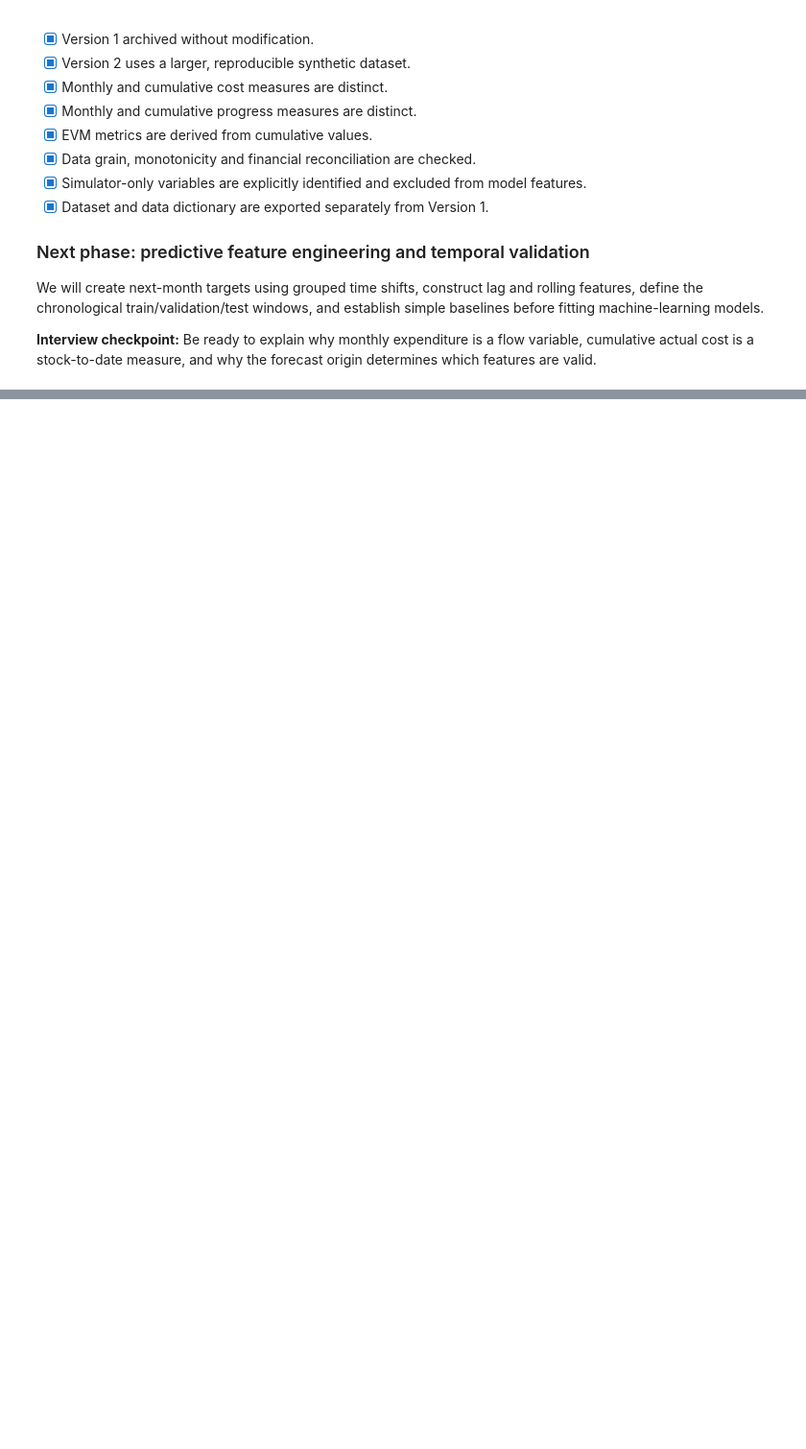
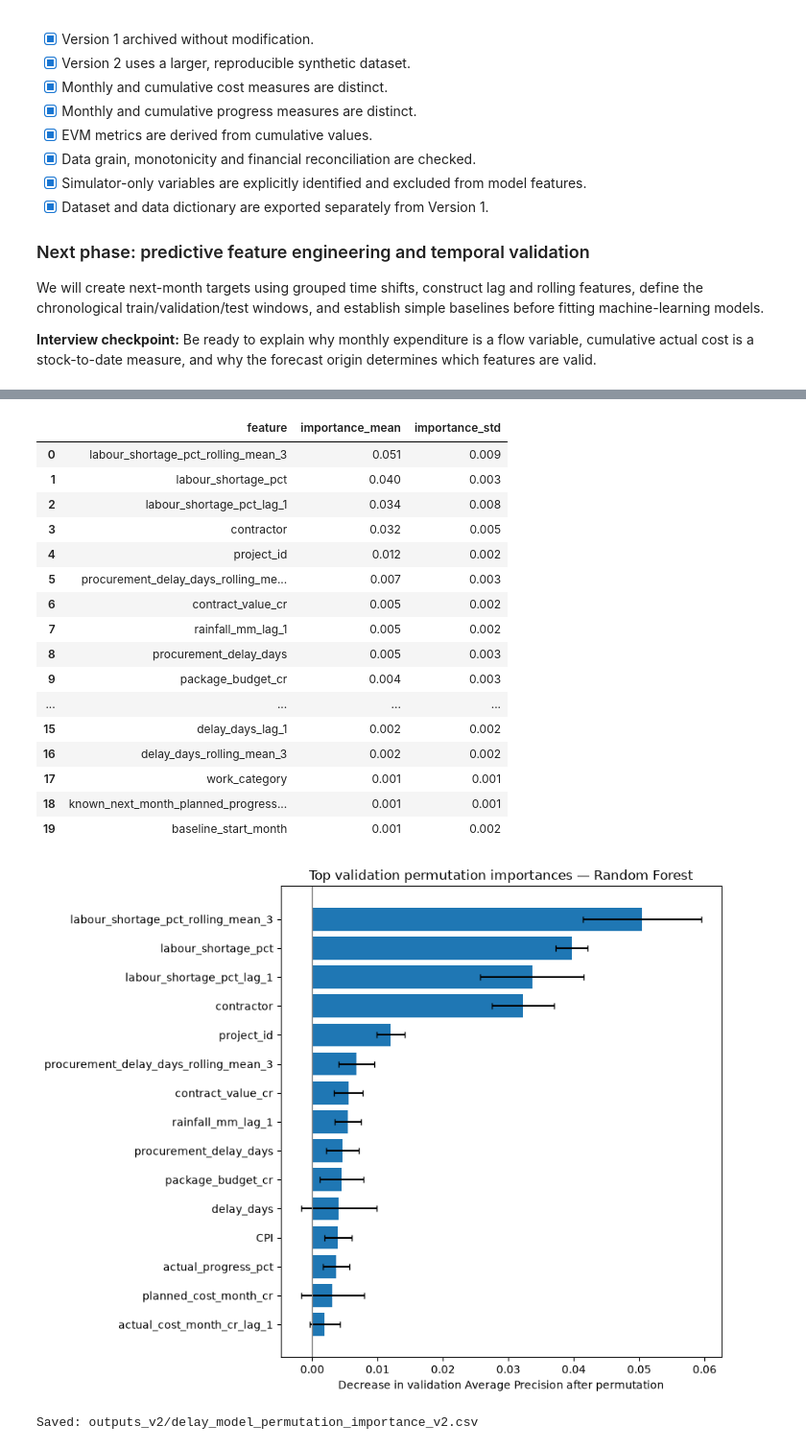
Before and after one commit to rb-ananth/construction-project-analytics, a Jupyter notebook: notebooks/Construction_Project_Analytics_V2.ipynb, the cells around one changed output, grey strips where cells are left out. Shown at 96% size. Saved outputs shown, nothing was run; the diff lists cells and outputs as text; code cells hidden in the pictures; blank space fills up the shorter version.

```diff
--- a/notebooks/Construction_Project_Analytics_V2.ipynb
+++ b/notebooks/Construction_Project_Analytics_V2.ipynb
@@ -469,0 +1278,55 @@ We will create next-month targets using grouped time shifts, construct lag and r
+# %%
+from sklearn.inspection import permutation_importance
+
+permutation_result = permutation_importance(
+    selected_model,
+    X_validation,
+    y_validation,
+    scoring='average_precision',
+    n_repeats=4,
+    random_state=RANDOM_STATE,
+    n_jobs=1,
+)
+
+permutation_importance_df = pd.DataFrame({
+    'feature': FEATURE_COLUMNS,
+    'importance_mean': permutation_result.importances_mean,
+    'importance_std': permutation_result.importances_std,
+}).sort_values('importance_mean', ascending=False).reset_index(drop=True)
+
+display(permutation_importance_df.head(20).round(4))
+
+importance_path = OUTPUT_DIR / 'delay_model_permutation_importance_v2.csv'
+permutation_importance_df.to_csv(importance_path, index=False)
+
+plot_importance = permutation_importance_df.head(15).sort_values('importance_mean')
+plt.figure(figsize=(9, 7))
+plt.barh(plot_importance['feature'], plot_importance['importance_mean'],
+         xerr=plot_importance['importance_std'], capsize=3)
+plt.axvline(0, color='grey', linewidth=1)
+plt.xlabel('Decrease in validation Average Precision after permutation')
+plt.title(f'Top validation permutation importances — {best_model_name}')
+plt.tight_layout()
+plt.savefig(VISUALIZATION_DIR / 'v2_05_delay_permutation_importance.png', dpi=150, bbox_inches='tight')
+plt.show()
+print('Saved:', importance_path.relative_to(PROJECT_ROOT))
+# %% [output]
+|  | feature | importance_mean | importance_std |
+| 0 | labour_shortage_pct_rolling_mean_3 | 0.051 | 0.009 |
+| 1 | labour_shortage_pct | 0.040 | 0.003 |
+| 2 | labour_shortage_pct_lag_1 | 0.034 | 0.008 |
+| 3 | contractor | 0.032 | 0.005 |
+| 4 | project_id | 0.012 | 0.002 |
+| 5 | procurement_delay_days_rolling_me... | 0.007 | 0.003 |
+| 6 | contract_value_cr | 0.005 | 0.002 |
+| 7 | rainfall_mm_lag_1 | 0.005 | 0.002 |
+| 8 | procurement_delay_days | 0.005 | 0.003 |
+| 9 | package_budget_cr | 0.004 | 0.003 |
+| ... | ... | ... | ... |
+| 15 | delay_days_lag_1 | 0.002 | 0.002 |
+| 16 | delay_days_rolling_mean_3 | 0.002 | 0.002 |
+| 17 | work_category | 0.001 | 0.001 |
+| 18 | known_next_month_planned_progress... | 0.001 | 0.001 |
+| 19 | baseline_start_month | 0.001 | 0.002 |
+[figure, added]
+Saved: outputs_v2/delay_model_permutation_importance_v2.csv
```
Also changed, not shown: parts of 71 cells of this notebook, 30 other files.
